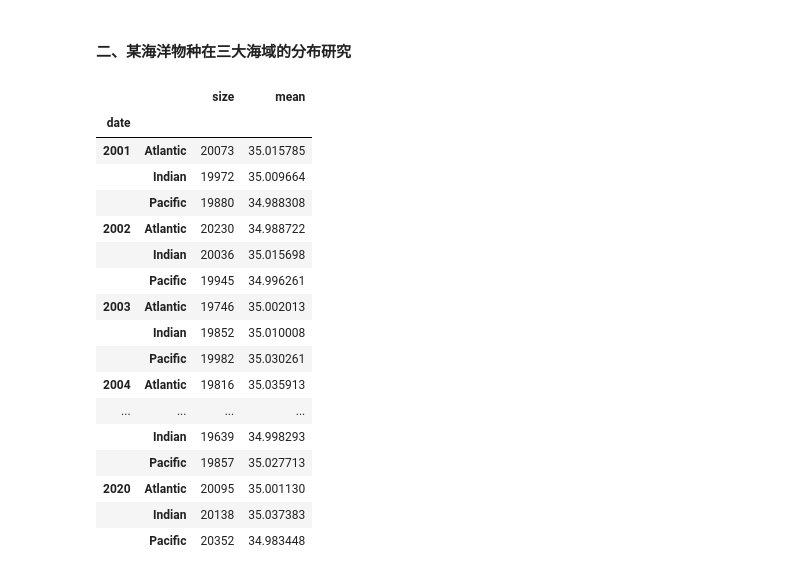
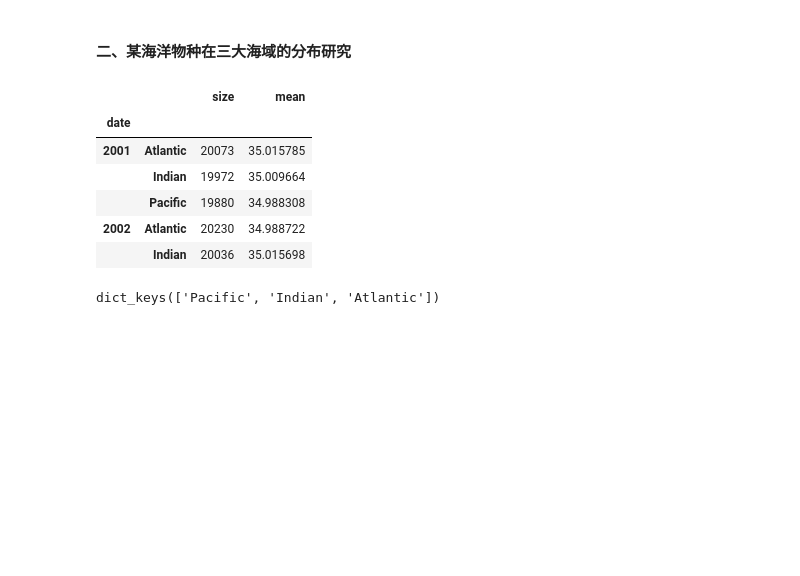
Before and after one commit to jefferyhe2025/python_learning, a Jupyter notebook: pandas/pandas_group.ipynb, the cells around one changed output. Cells and saved outputs as stored; diff of their text form; code cells hidden in the pictures; blank space fills up the shorter version.

Commit message:
Pandas第四章章末检测

```diff
--- a/pandas/pandas_group.ipynb
+++ b/pandas/pandas_group.ipynb
@@ -473,31 +473,57 @@ Name: HP, dtype: float64
 # %%
 # 第一题：分组计算各年份在各海域的观测次数与海水盐度均值。
 import numpy as np
+import pandas as pd
 
 df = pd.read_csv("data_base/data/ch4/marine_observation.csv")
 Pacific = (df.longitude > -160) & (df.longitude < -120) & (df.latitude > -40) & (df.latitude < 0)
 Indian = (df.longitude > 60) & (df.longitude < 100) & (df.latitude > -40) & (df.latitude < 0)
 Atlantic = (df.longitude > -40) & (df.longitude < 0) & (df.latitude > -60) & (df.latitude < -20)
 
 area = np.select([Pacific,Indian,Atlantic],['Pacific','Indian','Atlantic'],default='Atlantic')
 year = df.date.str[:4].astype("int64")
-df.groupby([year,area])['salinity'].agg(['size','mean'])
+df.groupby([year,area])['salinity'].agg(['size','mean']).head()
 # %% [output]
 |  |  | size | mean |
 | date |  |  |  |
 | 2001 | Atlantic | 20073 | 35.015785 |
 |  | Indian | 19972 | 35.009664 |
 |  | Pacific | 19880 | 34.988308 |
 | 2002 | Atlantic | 20230 | 34.988722 |
 |  | Indian | 20036 | 35.015698 |
-|  | Pacific | 19945 | 34.996261 |
-| 2003 | Atlantic | 19746 | 35.002013 |
-|  | Indian | 19852 | 35.010008 |
-|  | Pacific | 19982 | 35.030261 |
-| 2004 | Atlantic | 19816 | 35.035913 |
-| ... | ... | ... | ... |
-|  | Indian | 19639 | 34.998293 |
-|  | Pacific | 19857 | 35.027713 |
-| 2020 | Atlantic | 20095 | 35.001130 |
-|  | Indian | 20138 | 35.037383 |
-|  | Pacific | 20352 | 34.983448 |
+# %%
+# 第二题：将三片海域各自划分为10×10大小相同的网格，逐月统计每个网格内的观测总次数，并将结果保存为3个10×10×20×12的数组，这些维度分别代表经度方向的网格划分、维度方向的网格划分、年数以及月数。
+
+import numpy as np
+import pandas as pd
+
+df = pd.read_csv("data_base/data/ch4/marine_observation.csv")
+
+# 三片海域的经纬度范围（沿用第一题的定义）
+seas = {
+    "Pacific":  (np.array([-160, -120]), np.array([-40,   0])),
+    "Indian":   (np.array([ 60,  100 ]), np.array([-40,   0])),
+    "Atlantic": (np.array([-40,    0 ]), np.array([-60, -20])),
+}
+years, months = np.arange(2001, 2021), np.arange(1, 13)
+
+def grid_count(lon_lim, lat_lim):
+    sub = df[(df.longitude > lon_lim[0]) & (df.longitude < lon_lim[1]) &
+             (df.latitude  > lat_lim[0]) & (df.latitude  < lat_lim[1])]
+    # 第1步：经度、纬度各切成 10 个等宽区间，得到每行的格子编号 0~9
+    lon_grid = pd.cut(sub.longitude, np.linspace(lon_lim[0], lon_lim[1], 11), labels=False)
+    lat_grid = pd.cut(sub.latitude,  np.linspace(lat_lim[0], lat_lim[1], 11), labels=False)
+    year  = sub.date.str[:4].astype("int64")
+    month = sub.date.str[5:7].astype("int64")
+    # 第2步：四个维度一起分组计数
+    cnt = sub.groupby([lon_grid, lat_grid, year, month]).size()
+    # 第3步：补全所有 10×10×20×12 组合，没观测的填 0
+    full = pd.MultiIndex.from_product([range(10), range(10), years, months],
+                                      names=["lon", "lat", "year", "month"])
+    cnt = cnt.reindex(full, fill_value=0)
+    # 第4步：按 (lon, lat, year, month) 顺序展开成数组
+    return cnt.values.reshape(10, 10, len(years), len(months))
+
+result = {name: grid_count(*lims) for name, lims in seas.items()}
+# %% [output]
+dict_keys(['Pacific', 'Indian', 'Atlantic'])
```
